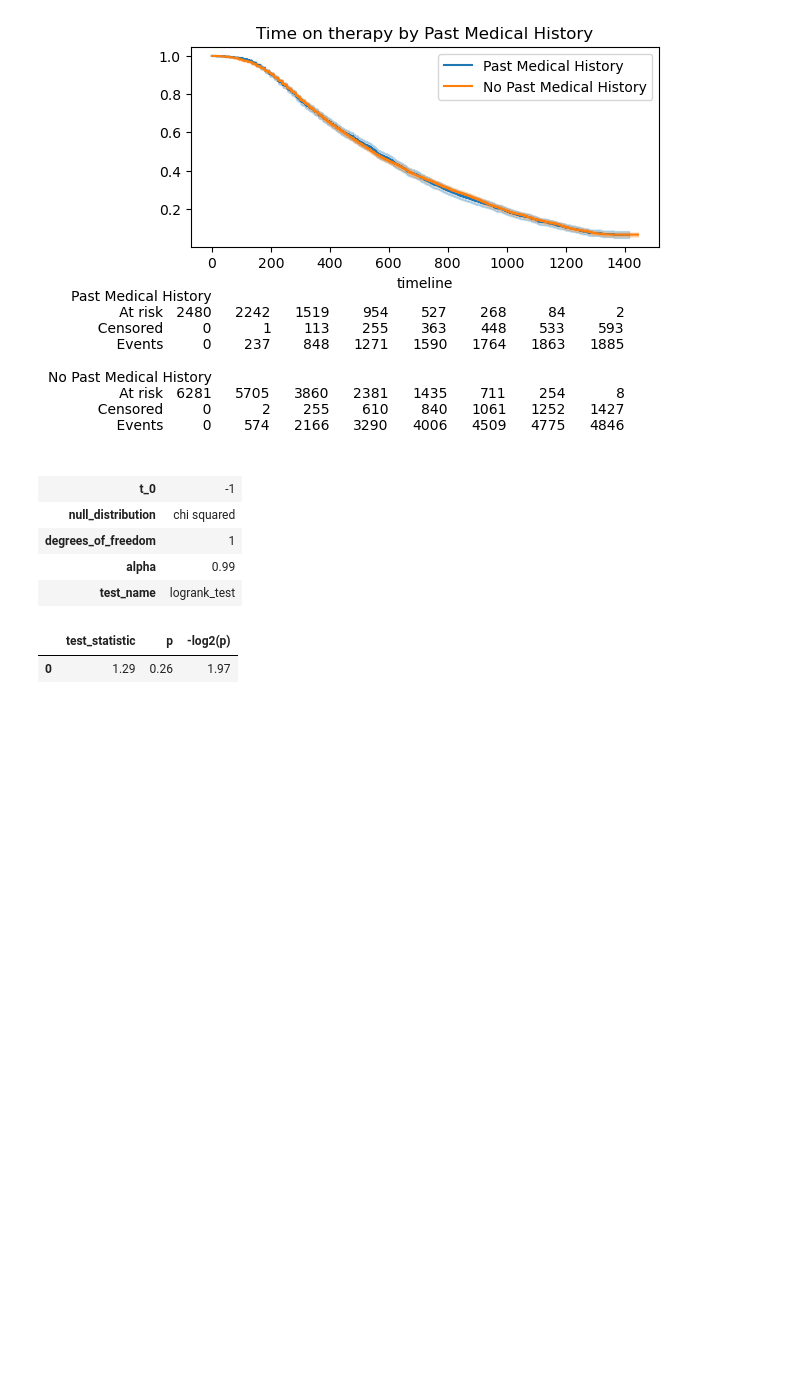
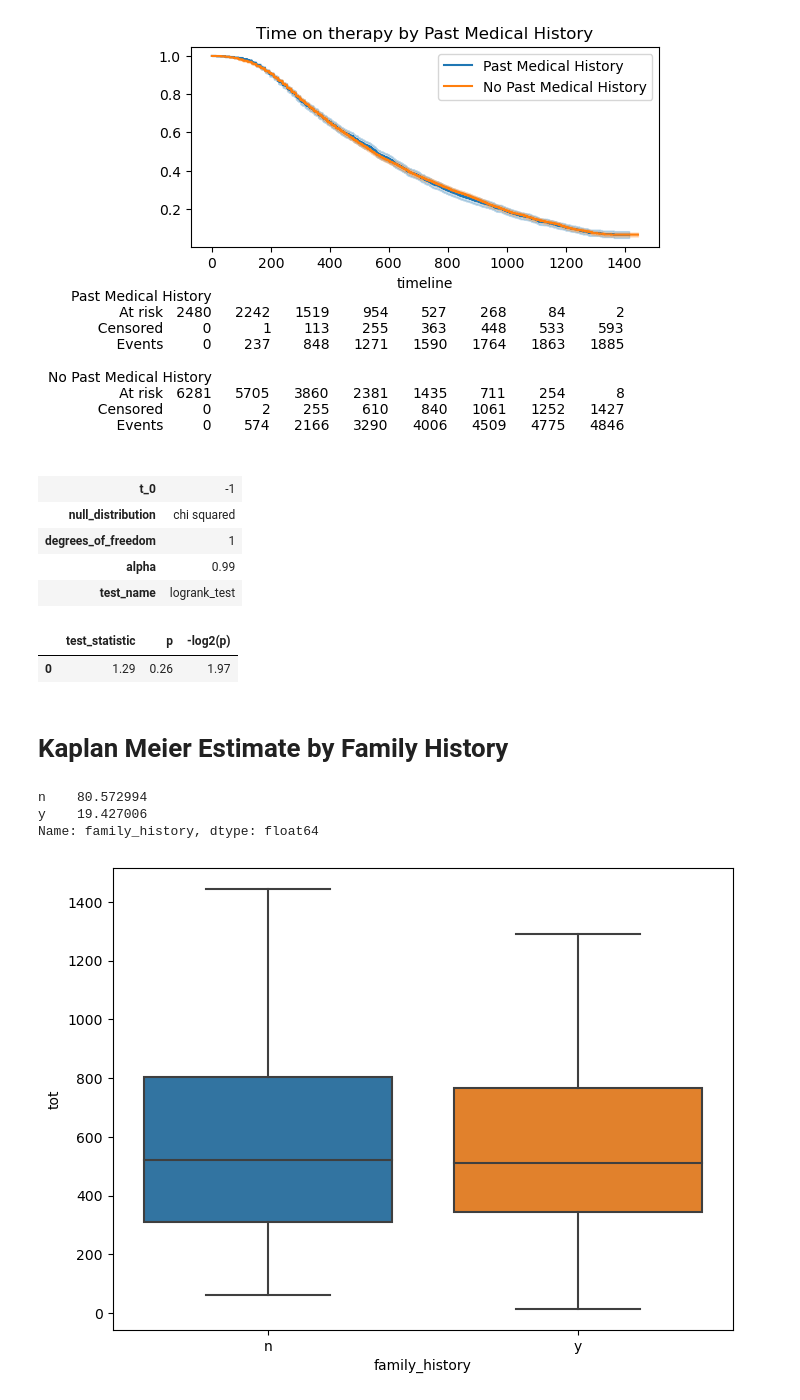
Before and after one commit to nicksv03/Survival_Analysis_BYOP, a Jupyter notebook: survival_analysis.ipynb, the cells around one changed output. Saved outputs shown, nothing was run; the diff lists cells and outputs as text; code cells hidden in the pictures; blank space fills up the shorter version.

```diff
--- a/survival_analysis.ipynb
+++ b/survival_analysis.ipynb
@@ -641,3 +641,19 @@ results.print_summary()
 | test_name | logrank_test |
 |  | test_statistic | p | -log2(p) |
 | 0 | 1.29 | 0.26 | 1.97 |
+# %% [markdown]
+# Kaplan Meier Estimate by Family History
+# %%
+# ~19 patients with past medical history
+s1_apld_4_yrs['family_history'].value_counts(normalize=True)*100
+# %% [output]
+n    80.572994
+y    19.427006
+Name: family_history, dtype: float64
+# %%
+# Box Plot
+plt.figure(figsize=(8, 6), dpi = 100)
+sns.boxplot(x = s1_apld_4_yrs['family_history'], y = s1_apld['tot'], data = s1_apld_4_yrs, notch = False)
+plt.show()
+# %% [output]
+[figure, added]
```
Also changed, not shown: parts of 24 cells of this notebook.
